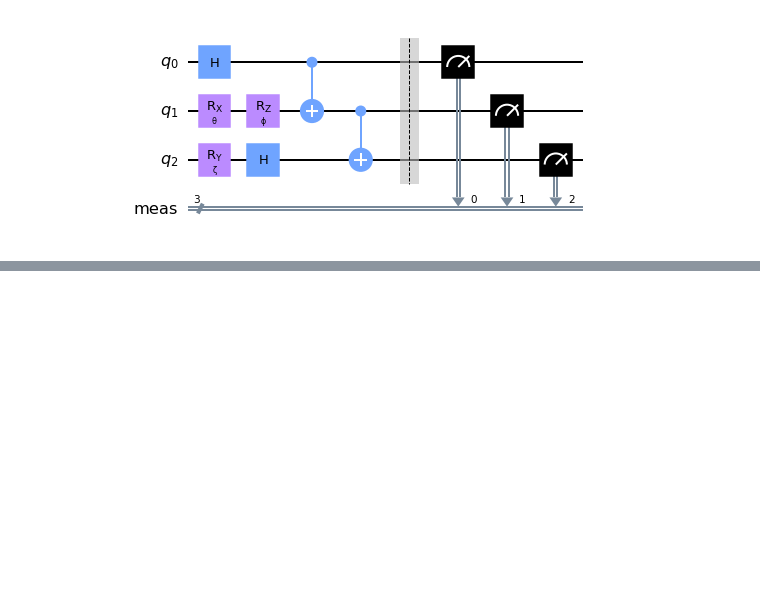
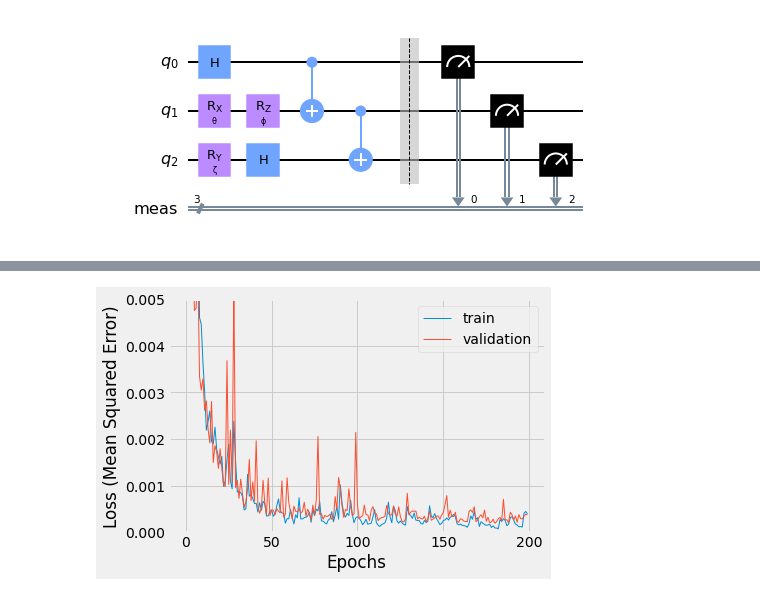
Before and after one commit to hoang-nguyen13/Patent-Pending, a Jupyter notebook: quantum_system_3d_machine_learning.ipynb, the cells around one changed output, grey strips where cells are left out. Saved outputs shown, nothing was run; the diff lists cells and outputs as text; code cells hidden in the pictures; blank space fills up the shorter version.

```diff
--- a/quantum_system_3d_machine_learning.ipynb
+++ b/quantum_system_3d_machine_learning.ipynb
@@ -146,8 +168,6 @@ plt.show()
 # %%
-import pandas as pd
-from sklearn.model_selection import train_test_split
-from tensorflow.keras import layers, models, optimizers
-
+# Assuming you have a DataFrame 'df' with 'theta', 'phi', 'zeta', and 'error_rate' columns
+# Assuming 'results' is a list of tuples as before, containing parameter values and count dictionaries
 # Assuming 'results' is a list of tuples as before, containing parameter values and count dictionaries
 error_rates = []
 for theta_val, phi_val, zeta_val, result in results:
@@ -169,45 +189,44 @@ X = df[['theta', 'phi', 'zeta']].values  # Features
 y = df['error_rate'].values              # Target variable
 
 # Split the dataset into training and testing sets
+from sklearn.model_selection import train_test_split
 X_train, X_test, y_train, y_test = train_test_split(X, y, test_size=0.2, random_state=42)
 
-# Activation functions to try
-activation_functions = ['relu', 'tanh', 'sigmoid', 'elu', 'selu', 'swish']
+# Build the model with additional layers
+model = models.Sequential([
+    layers.Dense(256, activation='relu', input_shape=(3,)),
+    layers.Dense(256, activation='relu'),
+    layers.Dense(128, activation='relu'),
+    layers.Dense(128, activation='relu'),
+    layers.Dense(64, activation='relu'),
+    layers.Dense(64, activation='relu'),
+    layers.Dense(32, activation='relu'),
+    layers.Dense(1)  # Output layer: no activation, we want a regression output
+])
 
-# Optimizers to try
-optimizers_to_try = [
-    optimizers.Adagrad(),
-    optimizers.Adamax(),
-    optimizers.Nadam(),
-]
+# Compile the model
+model.compile(optimizer='nadam', loss='mean_squared_error')
 
-# Results dictionary
-results = {}
+# Train the model with more epochs
+history = model.fit(X_train, y_train, epochs=200, validation_split=0.2, batch_size=32)
 
-for activation in activation_functions:
-    for opt in optimizers_to_try:
-        # Build the model with the chosen activation function
-        model = models.Sequential([
-            layers.Dense(128, activation=activation, input_shape=(3,)),
-            layers.Dense(128, activation=activation),
-            layers.Dense(64, activation=activation),
-            layers.Dense(64, activation=activation),
-            layers.Dense(32, activation=activation),
-            layers.Dense(1)  # Output layer: no activation, we want a regression output
-        ])
+# Evaluate the model
+loss = model.evaluate(X_test, y_test)
+print(f"Test loss: {loss}")
 
-        # Compile the model with the chosen optimizer
-        model.compile(optimizer=opt, loss='mean_squared_error')
+# Predictions
+predictions = model.predict(X_test)
 
-        # Train the model
-        history = model.fit(X_train, y_train, epochs=200, validation_split=0.2, batch_size=32, verbose=0)
+# Plotting the history with adjusted y-axis limits
+plt.plot(history.history['loss'], label='train', linewidth=1)
+plt.plot(history.history['val_loss'], label='validation', linewidth=1)
+plt.xlabel('Epochs')
+plt.ylabel('Loss (Mean Squared Error)')
+plt.legend()
+plt.ylim(0, 0.005)  # Set the y-axis limits to range from 0 to 0.1
+plt.show()
 
-        # Evaluate the model
-        loss = model.evaluate(X_test, y_test, verbose=0)
-
-        # Save the results
-        results[(activation, opt.get_config()['name'])] = loss
-        print(f"Activation: {activation}, Optimizer: {opt.get_config()['name']}, Test loss: {loss}")
-
-# You can now analyze the results dictionary to find the best combination of activation function and optimizer.
+# Compare actual vs predicted values (maybe for a few samples)
+for i in range(10):
+    print(f"Actual value: {y_test[i]}, Predicted value: {predictions[i][0]}")
 # %% [output]
@@ -216,0 +250 @@ Activation: relu, Optimizer: Nadam, Test loss: 0.0002730907581280917
+[figure, added]
```
Also changed, not shown: parts of 6 cells of this notebook, 15 other files.
